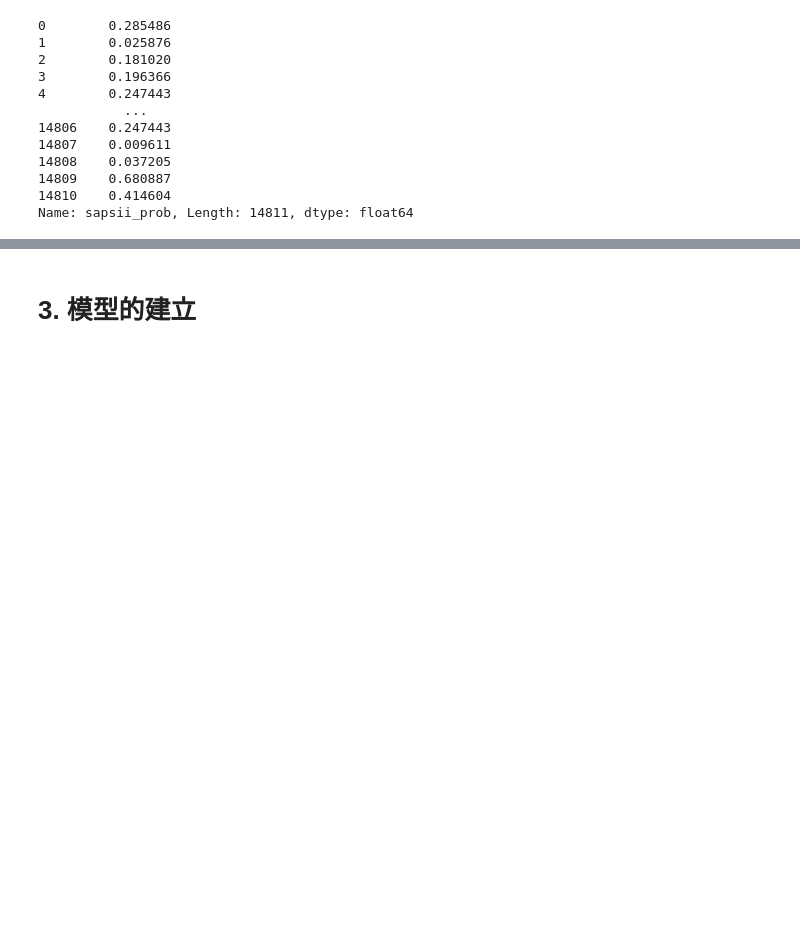
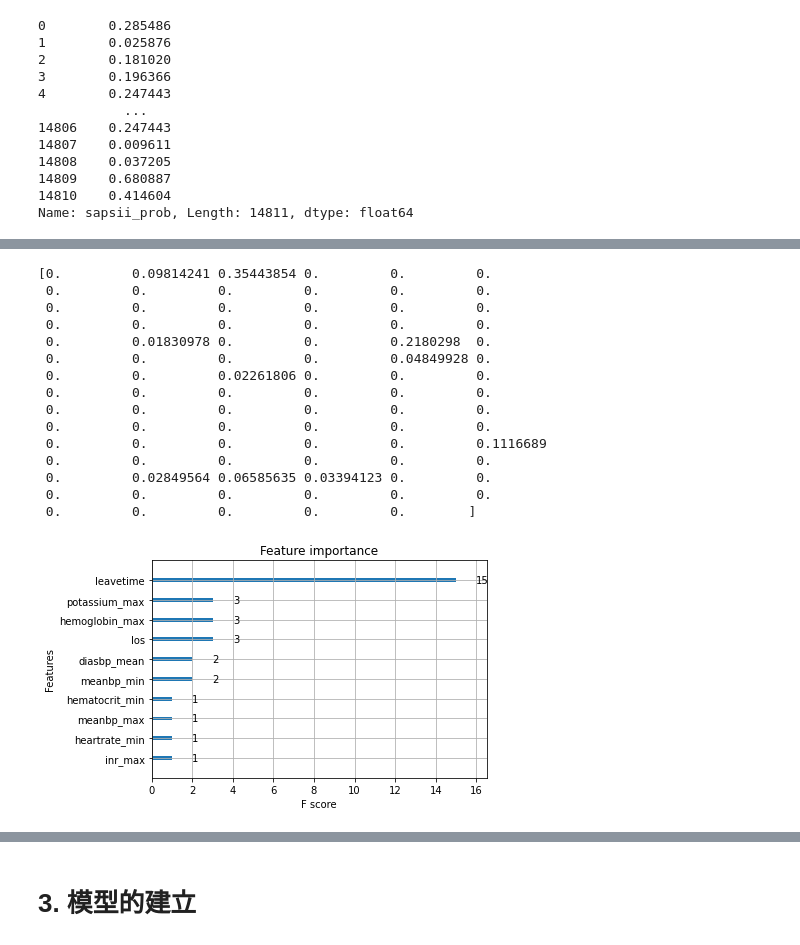
Before and after one commit to holiday01/mimic-iii-ntuh-tutorial, a Jupyter notebook: 預測模型.ipynb, the cells around one changed output, grey strips where cells are left out. Cells and saved outputs as stored; diff of their text form; code cells hidden in the pictures; blank space fills up the shorter version.

```diff
--- a/預測模型.ipynb
+++ b/預測模型.ipynb
@@ -190,0 +255,28 @@ imput_data.head()
+# %%
+from xgboost import XGBClassifier
+
+from xgboost import plot_importance
+model = XGBClassifier()
+model.fit(All_shape.drop(["mortality_90d"],axis=1),All_shape.mortality_90d)
+# feature importance
+print(model.feature_importances_)
+# plot
+plot_importance(model)
+pyplot.show()
+# %% [output]
+[0.         0.09814241 0.35443854 0.         0.         0.
+ 0.         0.         0.         0.         0.         0.
+ 0.         0.         0.         0.         0.         0.
+ 0.         0.         0.         0.         0.         0.
+ 0.         0.01830978 0.         0.         0.2180298  0.
+ 0.         0.         0.         0.         0.04849928 0.
+ 0.         0.         0.02261806 0.         0.         0.
+ 0.         0.         0.         0.         0.         0.
+ 0.         0.         0.         0.         0.         0.
+ 0.         0.         0.         0.         0.         0.
+ 0.         0.         0.         0.         0.         0.1116689
+ 0.         0.         0.         0.         0.         0.
+ 0.         0.02849564 0.06585635 0.03394123 0.         0.
+ 0.         0.         0.         0.         0.         0.
+ 0.         0.         0.         0.         0.        ]
+[figure, added]
```
Also changed, not shown: parts of 70 cells of this notebook, 3 other files.
